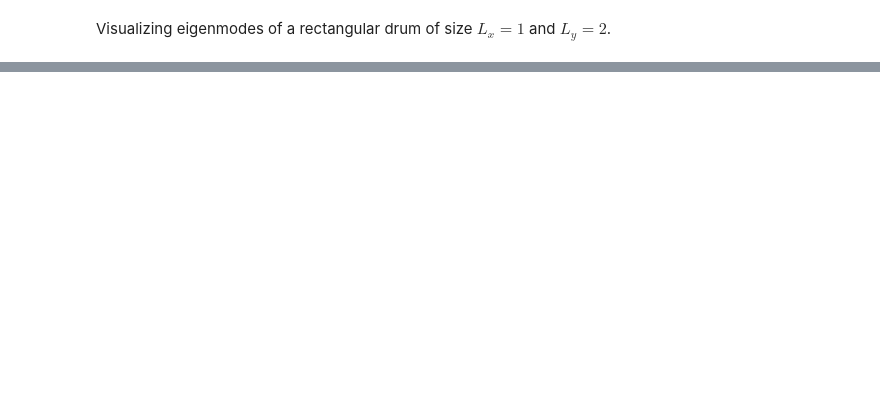
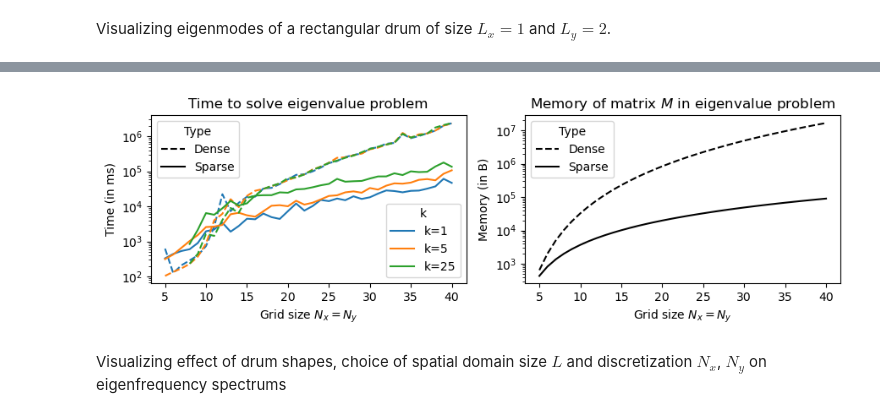
Before and after one commit to jonas4climate/modelling-natural-processes, a Jupyter notebook: Set3_1.ipynb, the cells around one changed output, grey strips where cells are left out. Saved outputs shown, nothing was run; the diff lists cells and outputs as text; code cells hidden in the pictures; blank space fills up the shorter version.

```diff
--- a/Set3_1.ipynb
+++ b/Set3_1.ipynb
@@ -312,0 +326,37 @@ fig2.savefig(f'{MEDIA_PATH}/eigvecs_highest_sparse_{Nx}x{Ny}_L={Lx}x{Ly}.png')
+# %%
+fig, axs = plt.subplots(1, 2, figsize=(9, 3))
+cmap = cm.get_cmap('viridis')
+colors = ['tab:blue', 'tab:orange', 'tab:green']
+
+ax = axs[0]
+for i, k in enumerate(ks):
+    color = colors[i]
+    ax.plot(N_range, times_dense[:, i], linestyle='--', color=color)
+    ax.plot(N_range, times_sparse[:, i], label=f'k={k}', linestyle='-', color=color)
+
+ax.set_xlabel('Grid size $N_x=N_y$')
+ax.set_ylabel('Time (in ms)')
+ax.set_title('Time to solve eigenvalue problem')
+ax.set_yscale('log')
+first_legend = ax.legend(title='k', loc='lower right')
+ax.add_artist(first_legend)
+dense_line = mlines.Line2D([], [], color='black', linestyle='--', label='Dense')
+sparse_line = mlines.Line2D([], [], color='black', linestyle='-', label='Sparse')
+ax.legend(title='Type', handles=[dense_line, sparse_line], loc='upper left')
+
+ax = axs[1]
+ax.plot(N_range, memory_dense[:, 0], label=f'k={k}', linestyle='--', color='black')
+ax.plot(N_range, memory_sparse[:, 0], label=f'k={k}', linestyle='-', color='black')
+ax.set_xlabel('Grid size $N_x=N_y$')
+ax.set_ylabel('Memory (in B)')
+ax.set_title('Memory of matrix $M$ in eigenvalue problem')
+ax.set_yscale('log')
+dense_line = mlines.Line2D([], [], color='black', linestyle='--', label='Dense')
+sparse_line = mlines.Line2D([], [], color='black', linestyle='-', label='Sparse')
+ax.legend(title='Type', handles=[dense_line, sparse_line], loc='upper left')
+plt.tight_layout()
+plt.savefig(f'{MEDIA_PATH}/time_and_memory_comparison.png')
+# %% [output]
+[figure, added]
+# %% [markdown]
+Visualizing effect of drum shapes, choice of spatial domain size $L$ and discretization $N_x$, $N_y$ on  eigenfrequency spectrums
```
Also changed, not shown: parts of 16 cells of this notebook, 15 other files.
